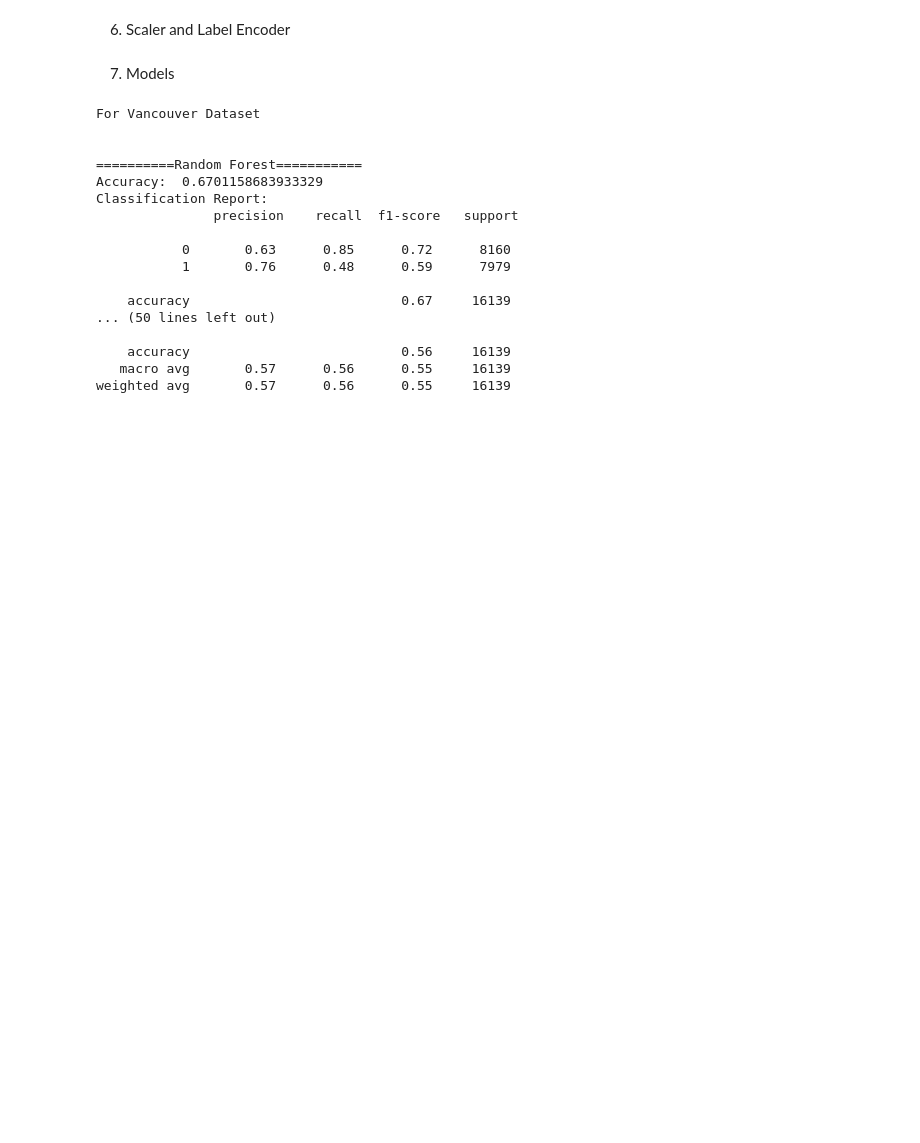
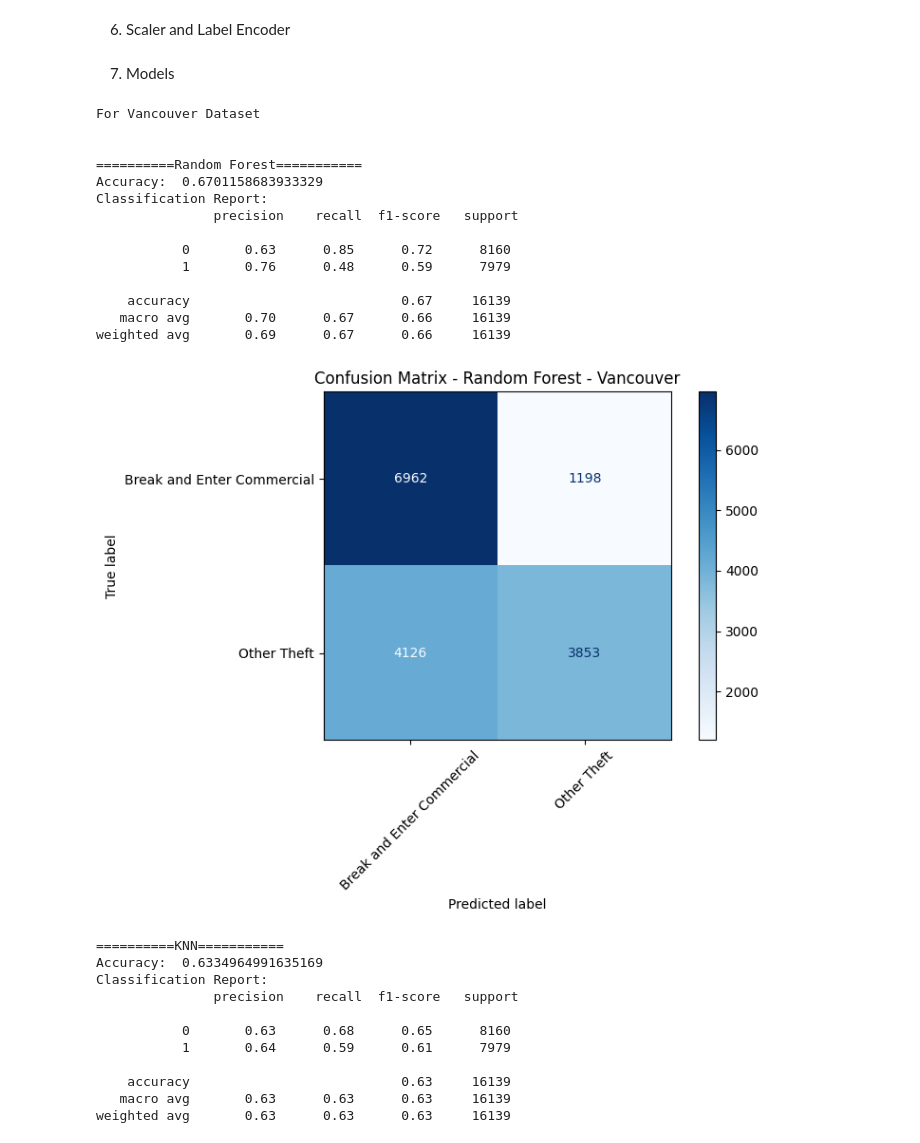
Before and after one commit to tahaMertAgim29/Potential-Crime-Type-Prediction, a Jupyter notebook: Test_Van.ipynb, the cells around one changed output. Cells and saved outputs as stored; diff of their text form; code cells hidden in the pictures; blank space fills up the shorter version.

```diff
--- a/Test_Van.ipynb
+++ b/Test_Van.ipynb
@@ -133,6 +133,10 @@ y_test = label_encoder.transform(y_test_raw)
 # %% [markdown]
 7. Models
 # %%
+import matplotlib.pyplot as plt
+import seaborn as sns
+from sklearn.metrics import confusion_matrix, ConfusionMatrixDisplay, classification_report, accuracy_score
+
 rf_model= joblib.load("rf_vanc_model.pkl")
 knn_model= joblib.load("knn_vanc_model.pkl")
 nbayes_model= joblib.load("naive_bayes_vanc_model.pkl")
@@ -143,35 +147,53 @@ mlp_model= joblib.load("mlp_vanc_model.pkl")
 
 models= {
     "Random Forest": rf_model,
     "KNN": knn_model,
     "Naive-Bayes": nbayes_model,
     "XGBoost": xgb_model,
     "MLP": mlp_model
 }
 
 
 print("For Vancouver Dataset\n")
 for name,model in models.items():
     y_pred= model.predict(X_test_scaled)
     acc= accuracy_score(y_test,y_pred)
     print(f"\n=========={name}===========")
     print("Accuracy: ", acc)
     print("Classification Report:\n", classification_report(y_test,y_pred))
+
+    # === Confusion Matrix ===
+    cm = confusion_matrix(y_test, y_pred)
+    disp = ConfusionMatrixDisplay(confusion_matrix=cm, display_labels=label_encoder.classes_)
+    plt.figure(figsize=(8, 6))
+    disp.plot(cmap="Blues", xticks_rotation=45, ax=plt.gca())
+    plt.title(f"Confusion Matrix - {name} - Vancouver")
+    plt.tight_layout()
+    plt.show()
 # %% [output]
 For Vancouver Dataset
 
 
 ==========Random Forest===========
 Accuracy:  0.6701158683933329
 Classification Report:
                precision    recall  f1-score   support
 
            0       0.63      0.85      0.72      8160
            1       0.76      0.48      0.59      7979
 
     accuracy                           0.67     16139
-... (50 lines left out)
-
-    accuracy                           0.56     16139
-   macro avg       0.57      0.56      0.55     16139
-weighted avg       0.57      0.56      0.55     16139
+   macro avg       0.70      0.67      0.66     16139
+weighted avg       0.69      0.67      0.66     16139
+[figure, added]
+==========KNN===========
+Accuracy:  0.6334964991635169
+Classification Report:
+               precision    recall  f1-score   support
+
+           0       0.63      0.68      0.65      8160
+           1       0.64      0.59      0.61      7979
+
+    accuracy                           0.63     16139
+   macro avg       0.63      0.63      0.63     16139
+weighted avg       0.63      0.63      0.63     16139
```
Also changed, not shown: parts of 1 cell of this notebook, 1 other file.
